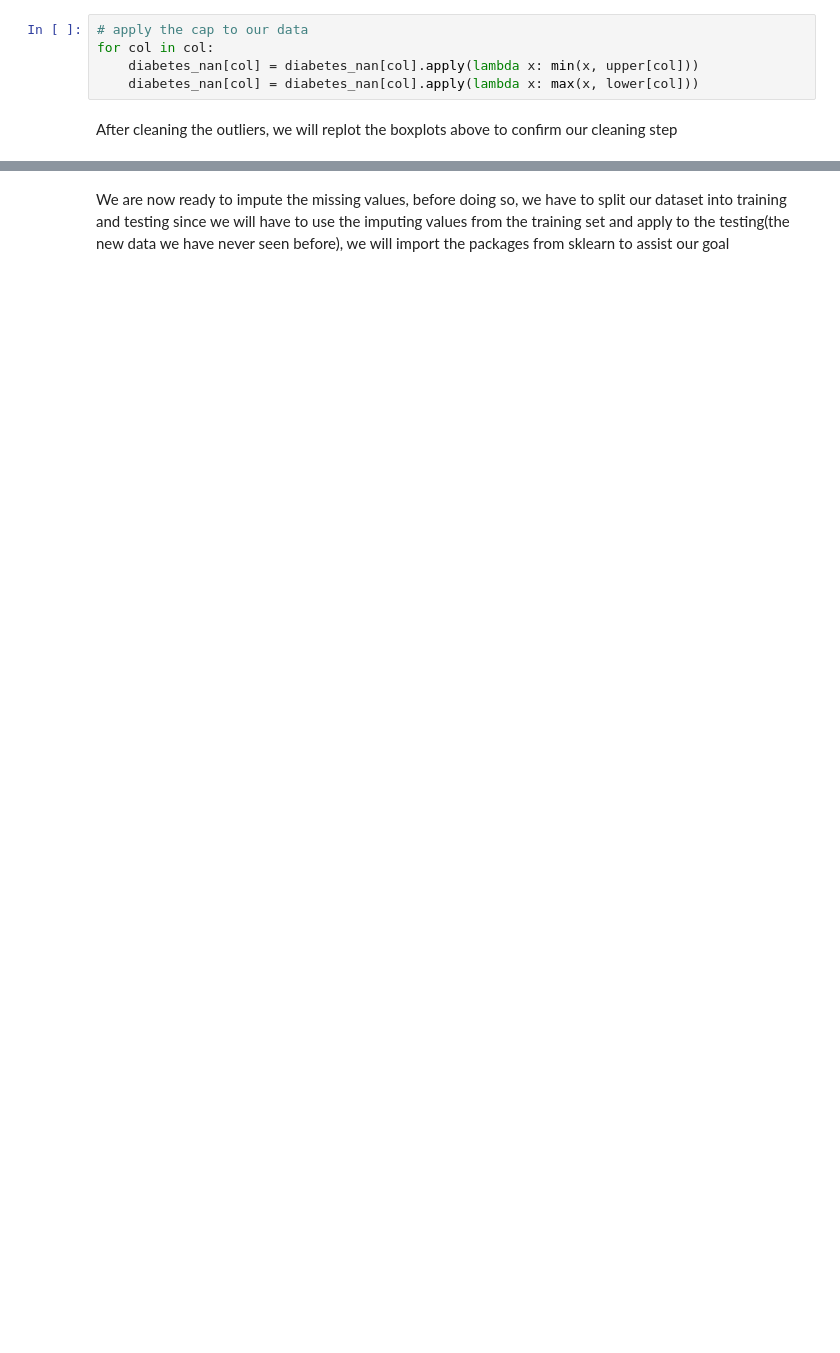
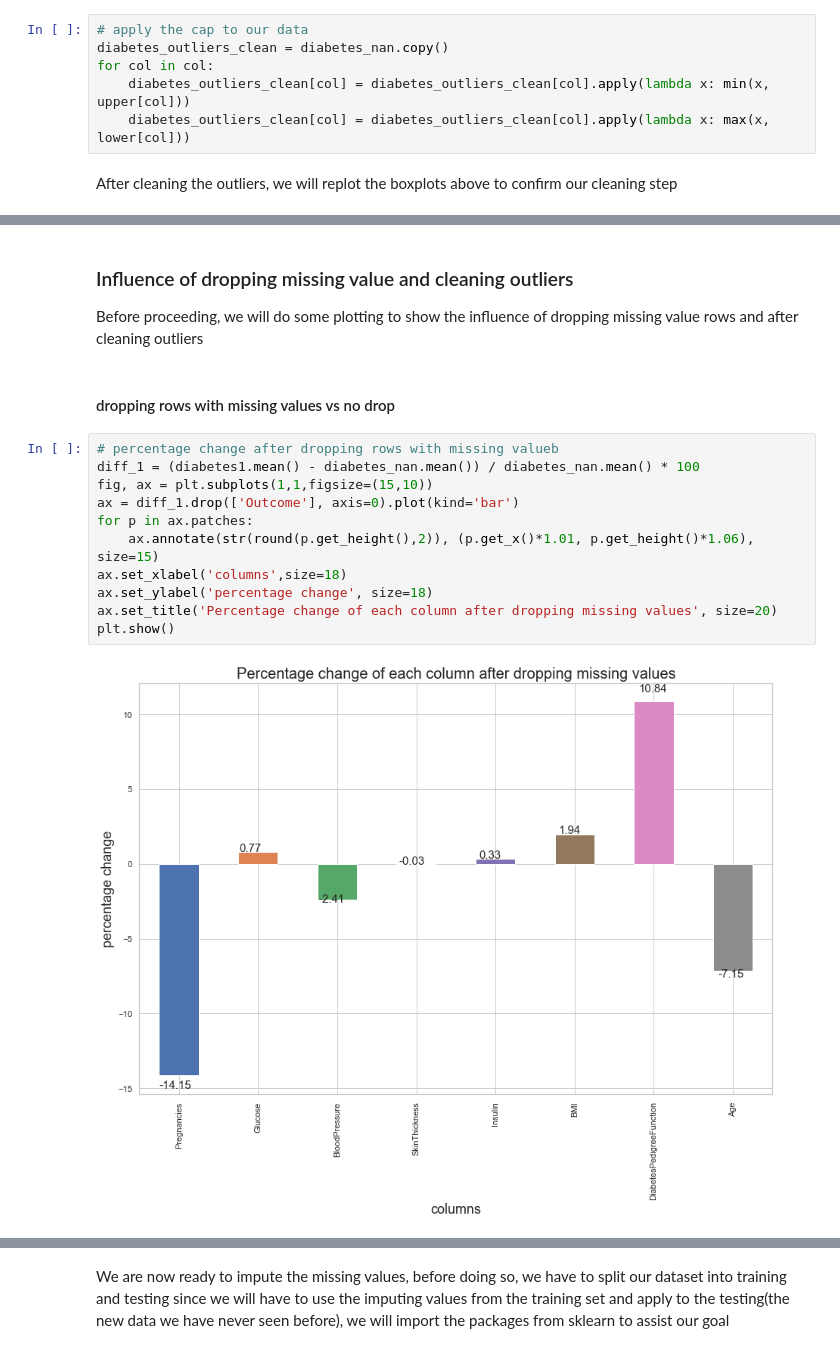
Before and after one commit to george1577/Thinkful_Data_Science, a Jupyter notebook: Capstone project/Capstone project 1/Data Cleaning/Data_cleaning.ipynb, the cells around one changed output, grey strips where cells are left out. Saved outputs shown, nothing was run; the diff lists cells and outputs as text; blank space fills up the shorter version.

```diff
--- a/Capstone project/Capstone project 1/Data Cleaning/Data_cleaning.ipynb
+++ b/Capstone project/Capstone project 1/Data Cleaning/Data_cleaning.ipynb
@@ -195,9 +195,10 @@ Outcome                     -1.500
 dtype: float64
 # %%
 # apply the cap to our data
+diabetes_outliers_clean = diabetes_nan.copy()
 for col in col:
-    diabetes_nan[col] = diabetes_nan[col].apply(lambda x: min(x, upper[col]))
-    diabetes_nan[col] = diabetes_nan[col].apply(lambda x: max(x, lower[col]))
+    diabetes_outliers_clean[col] = diabetes_outliers_clean[col].apply(lambda x: min(x, upper[col]))
+    diabetes_outliers_clean[col] = diabetes_outliers_clean[col].apply(lambda x: max(x, lower[col]))
 # %% [markdown]
 After cleaning the outliers, we will replot the boxplots above to confirm our cleaning step
 # %%
@@ -216,3 +215,21 @@ diabetes2 = diabetes_nan.dropna()
 diabetes2.shape
 # %% [output]
 (392, 9)
+# %% [markdown]
+### Influence of dropping missing value and cleaning outliers
+Before proceeding, we will do some plotting to show the influence of dropping missing value rows and after cleaning outliers
+# %% [markdown]
+#### dropping rows with missing values vs no drop
+# %%
+# percentage change after dropping rows with missing valueb
+diff_1 = (diabetes1.mean() - diabetes_nan.mean()) / diabetes_nan.mean() * 100
+fig, ax = plt.subplots(1,1,figsize=(15,10))
+ax = diff_1.drop(['Outcome'], axis=0).plot(kind='bar')
+for p in ax.patches:
+    ax.annotate(str(round(p.get_height(),2)), (p.get_x()*1.01, p.get_height()*1.06), size=15)
+ax.set_xlabel('columns',size=18)
+ax.set_ylabel('percentage change', size=18)
+ax.set_title('Percentage change of each column after dropping missing values', size=20)
+plt.show()
+# %% [output]
+[figure, added]
```
Also changed, not shown: parts of 11 cells of this notebook, 24 other files.
